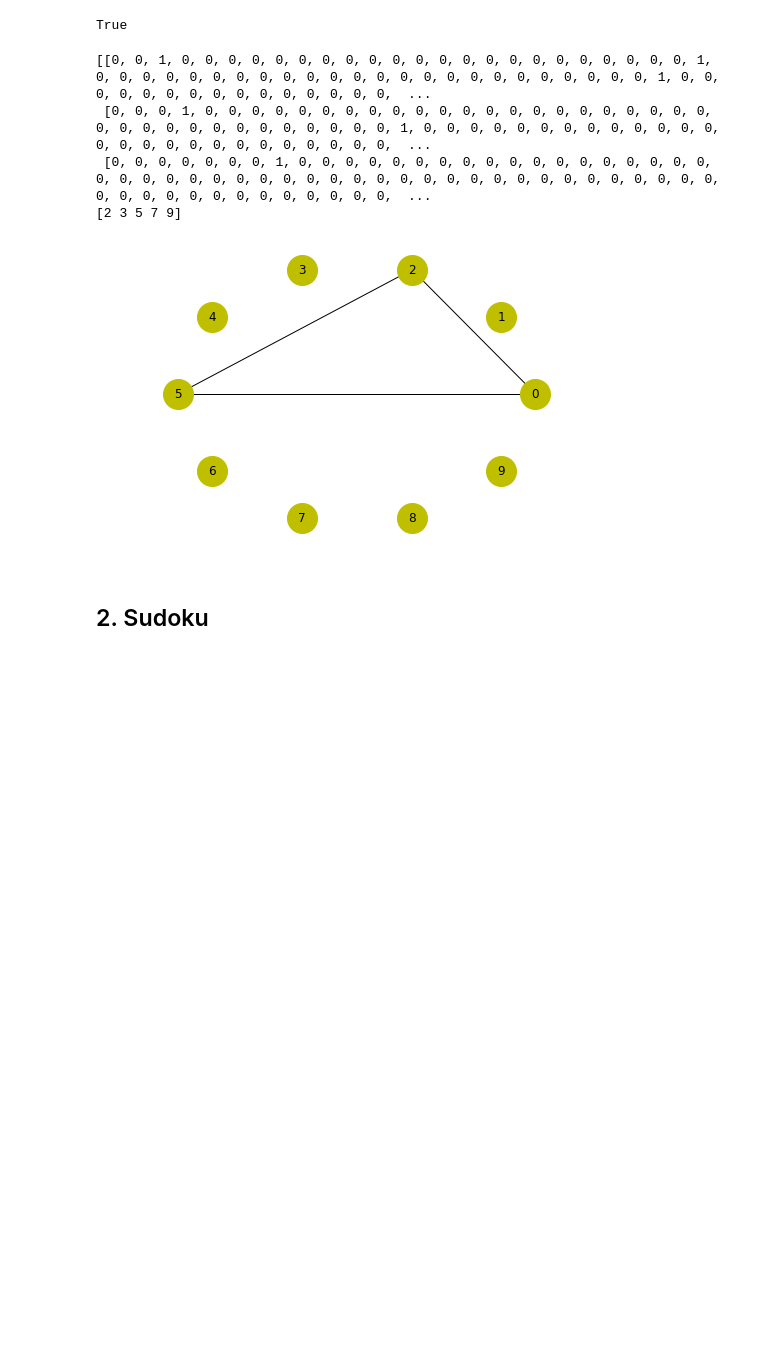
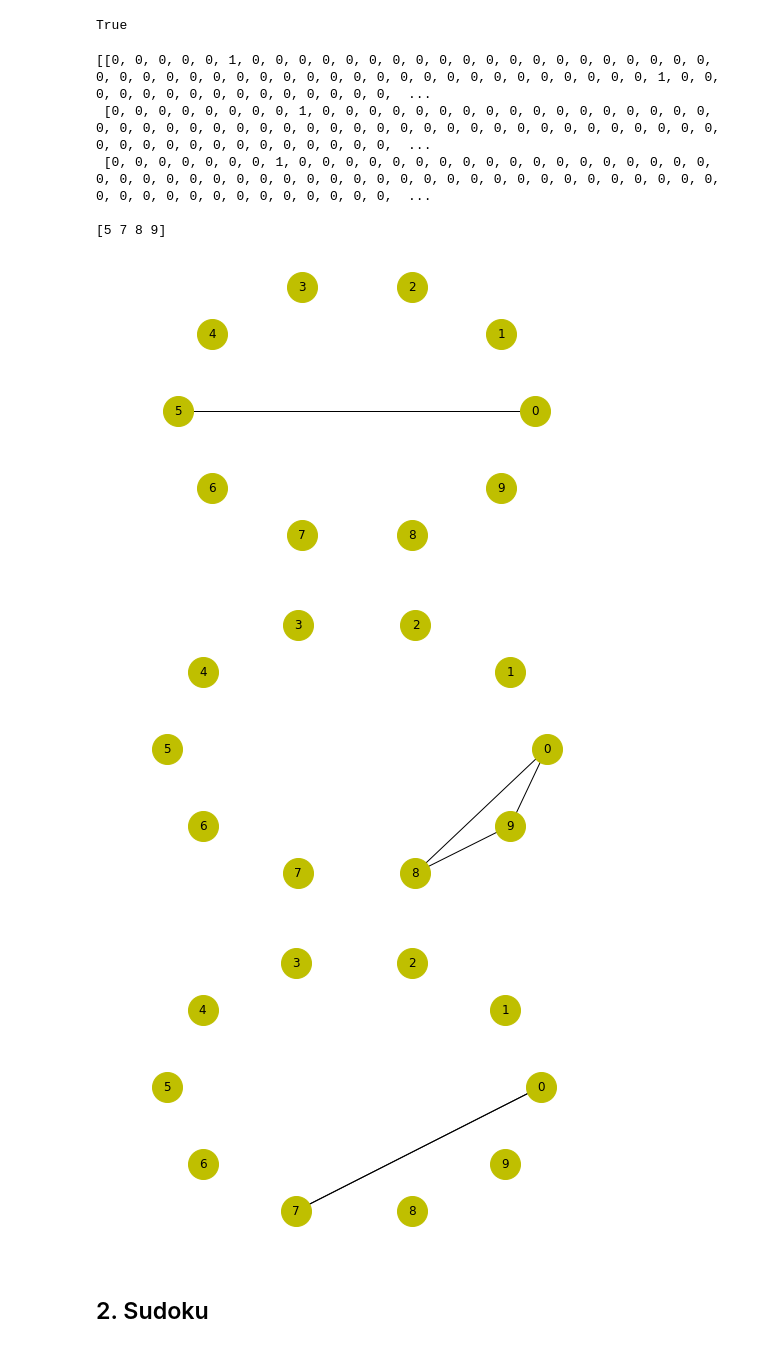
Before and after one commit to AJGQ/Log_Comp, a Jupyter notebook: Trab_1/Untitled.ipynb, the cells around one changed output. Drawn from its saved outputs; the diff is of its cells as text; code cells hidden in the pictures; blank space fills up the shorter version.

Commit message:
mostrar para todos os carros

```diff
--- a/Trab_1/Untitled.ipynb
+++ b/Trab_1/Untitled.ipynb
@@ -216,25 +216,30 @@ model.load('SCIP').solve()
 True
 # %%
 print(Mat)
+print()
+print(Clientes)
 
-Gaux = ntx.DiGraph()
+for c in range(Carros):
+    Gaux = ntx.DiGraph()
 
-Gaux.add_nodes_from(g)
+    Gaux.add_nodes_from(g)
 
-for i in range(Nodes):
-    for j in range(Nodes):
-        if(Mat[0][i*Nodes+j].get_value()==1):
-            Gaux.add_edge(i,j)
+    for i in range(Nodes):
+        for j in range(Nodes):
+            if(Mat[c][i*Nodes+j].get_value()==1):
+                Gaux.add_edge(i,j)
 
-print(Clientes)
-ntx.draw_shell(Gaux,arrows=False,node_size=900,node_color='y',with_labels=True)
-plt.show()
+    ntx.draw_shell(Gaux,arrows=False,node_size=900,node_color='y',with_labels=True)
+    plt.show()
 # %% [output]
-[[0, 0, 1, 0, 0, 0, 0, 0, 0, 0, 0, 0, 0, 0, 0, 0, 0, 0, 0, 0, 0, 0, 0, 0, 0, 1, 0, 0, 0, 0, 0, 0, 0, 0, 0, 0, 0, 0, 0, 0, 0, 0, 0, 0, 0, 0, 0, 0, 0, 0, 1, 0, 0, 0, 0, 0, 0, 0, 0, 0, 0, 0, 0, 0, 0, 0,  ...
- [0, 0, 0, 1, 0, 0, 0, 0, 0, 0, 0, 0, 0, 0, 0, 0, 0, 0, 0, 0, 0, 0, 0, 0, 0, 0, 0, 0, 0, 0, 0, 0, 0, 0, 0, 0, 0, 0, 0, 1, 0, 0, 0, 0, 0, 0, 0, 0, 0, 0, 0, 0, 0, 0, 0, 0, 0, 0, 0, 0, 0, 0, 0, 0, 0, 0,  ...
+[[0, 0, 0, 0, 0, 1, 0, 0, 0, 0, 0, 0, 0, 0, 0, 0, 0, 0, 0, 0, 0, 0, 0, 0, 0, 0, 0, 0, 0, 0, 0, 0, 0, 0, 0, 0, 0, 0, 0, 0, 0, 0, 0, 0, 0, 0, 0, 0, 0, 0, 1, 0, 0, 0, 0, 0, 0, 0, 0, 0, 0, 0, 0, 0, 0, 0,  ...
+ [0, 0, 0, 0, 0, 0, 0, 0, 1, 0, 0, 0, 0, 0, 0, 0, 0, 0, 0, 0, 0, 0, 0, 0, 0, 0, 0, 0, 0, 0, 0, 0, 0, 0, 0, 0, 0, 0, 0, 0, 0, 0, 0, 0, 0, 0, 0, 0, 0, 0, 0, 0, 0, 0, 0, 0, 0, 0, 0, 0, 0, 0, 0, 0, 0, 0,  ...
  [0, 0, 0, 0, 0, 0, 0, 1, 0, 0, 0, 0, 0, 0, 0, 0, 0, 0, 0, 0, 0, 0, 0, 0, 0, 0, 0, 0, 0, 0, 0, 0, 0, 0, 0, 0, 0, 0, 0, 0, 0, 0, 0, 0, 0, 0, 0, 0, 0, 0, 0, 0, 0, 0, 0, 0, 0, 0, 0, 0, 0, 0, 0, 0, 0, 0,  ...
-[2 3 5 7 9]
+
+[5 7 8 9]
-[figure, old version]
+[figure, new version]
+[figure, added]
+[figure, added]
 # %% [markdown]
 ## 2. Sudoku
 # %%
```
Also changed, not shown: parts of 2 cells of this notebook.
